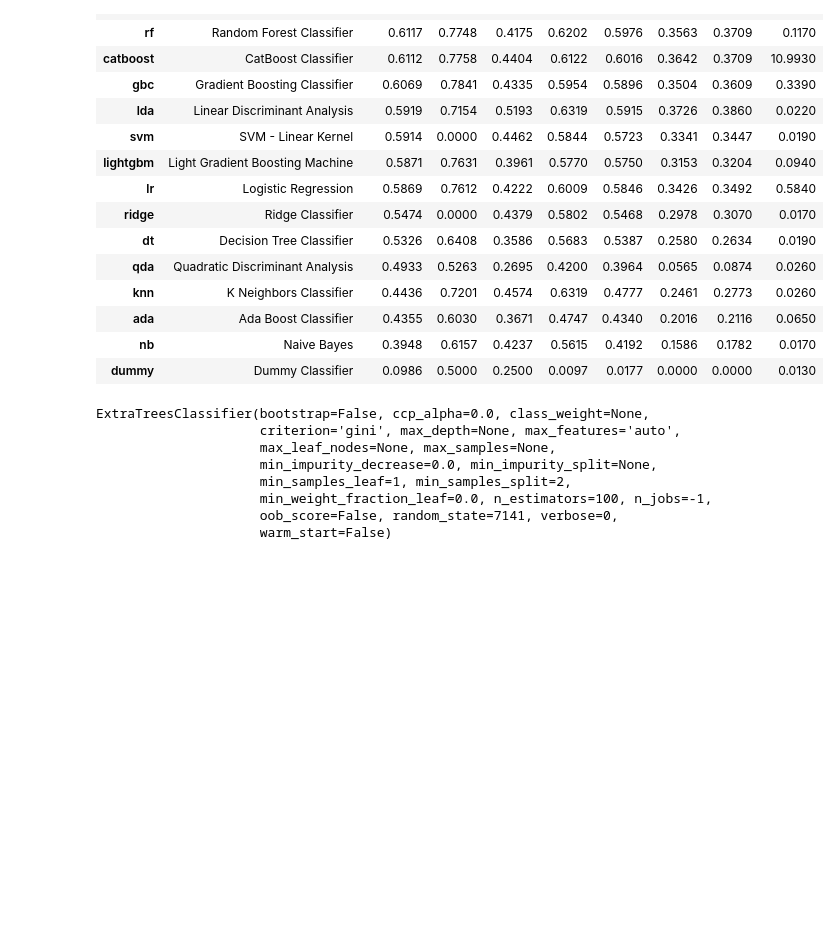
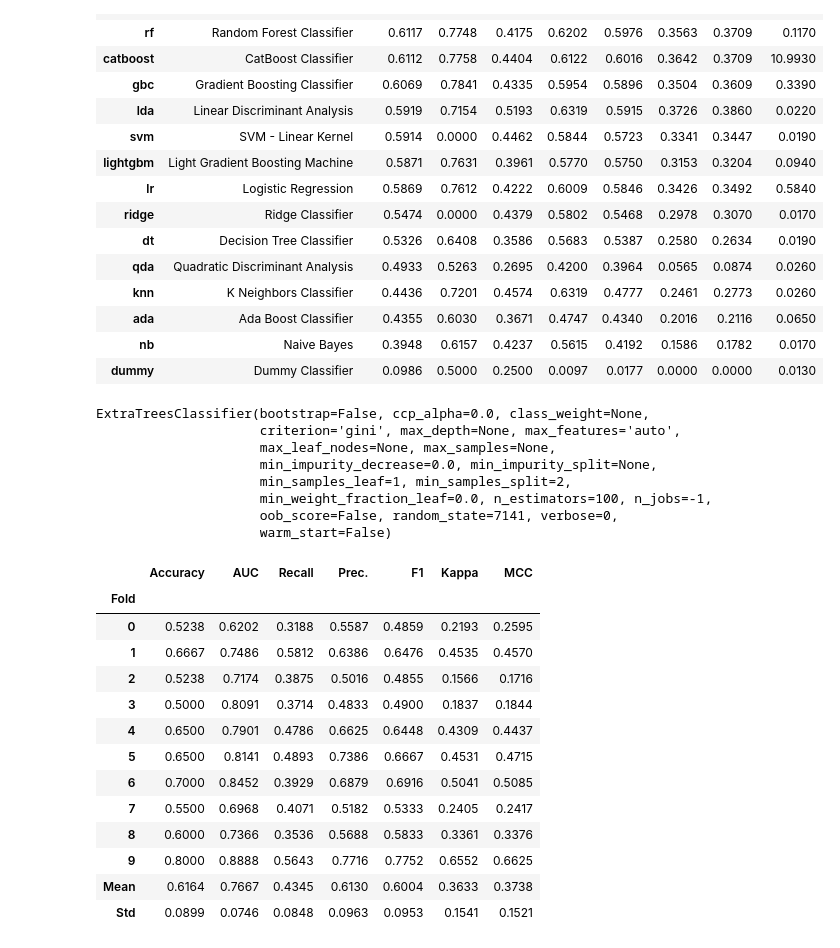
Before and after one commit to imraghavagr/mental-health, a Jupyter notebook: notebooks/02-ra-dataModelling.ipynb, the cells around one changed output. Saved outputs shown, nothing was run; the diff lists cells and outputs as text; code cells hidden in the pictures; blank space fills up the shorter version.

```diff
--- a/notebooks/02-ra-dataModelling.ipynb
+++ b/notebooks/02-ra-dataModelling.ipynb
@@ -1038,3 +1038,20 @@ ExtraTreesClassifier(bootstrap=False, ccp_alpha=0.0, class_weight=None,
                      min_weight_fraction_leaf=0.0, n_estimators=100, n_jobs=-1,
                      oob_score=False, random_state=7141, verbose=0,
                      warm_start=False)
+# %%
+et3 = create_model("et")
+# %% [output]
+|  | Accuracy | AUC | Recall | Prec. | F1 | Kappa | MCC |
+| Fold |  |  |  |  |  |  |  |
+| 0 | 0.5238 | 0.6202 | 0.3188 | 0.5587 | 0.4859 | 0.2193 | 0.2595 |
+| 1 | 0.6667 | 0.7486 | 0.5812 | 0.6386 | 0.6476 | 0.4535 | 0.4570 |
+| 2 | 0.5238 | 0.7174 | 0.3875 | 0.5016 | 0.4855 | 0.1566 | 0.1716 |
+| 3 | 0.5000 | 0.8091 | 0.3714 | 0.4833 | 0.4900 | 0.1837 | 0.1844 |
+| 4 | 0.6500 | 0.7901 | 0.4786 | 0.6625 | 0.6448 | 0.4309 | 0.4437 |
+| 5 | 0.6500 | 0.8141 | 0.4893 | 0.7386 | 0.6667 | 0.4531 | 0.4715 |
+| 6 | 0.7000 | 0.8452 | 0.3929 | 0.6879 | 0.6916 | 0.5041 | 0.5085 |
+| 7 | 0.5500 | 0.6968 | 0.4071 | 0.5182 | 0.5333 | 0.2405 | 0.2417 |
+| 8 | 0.6000 | 0.7366 | 0.3536 | 0.5688 | 0.5833 | 0.3361 | 0.3376 |
+| 9 | 0.8000 | 0.8888 | 0.5643 | 0.7716 | 0.7752 | 0.6552 | 0.6625 |
+| Mean | 0.6164 | 0.7667 | 0.4345 | 0.6130 | 0.6004 | 0.3633 | 0.3738 |
+| Std | 0.0899 | 0.0746 | 0.0848 | 0.0963 | 0.0953 | 0.1541 | 0.1521 |
```
Also changed, not shown: parts of 1 cell of this notebook.
